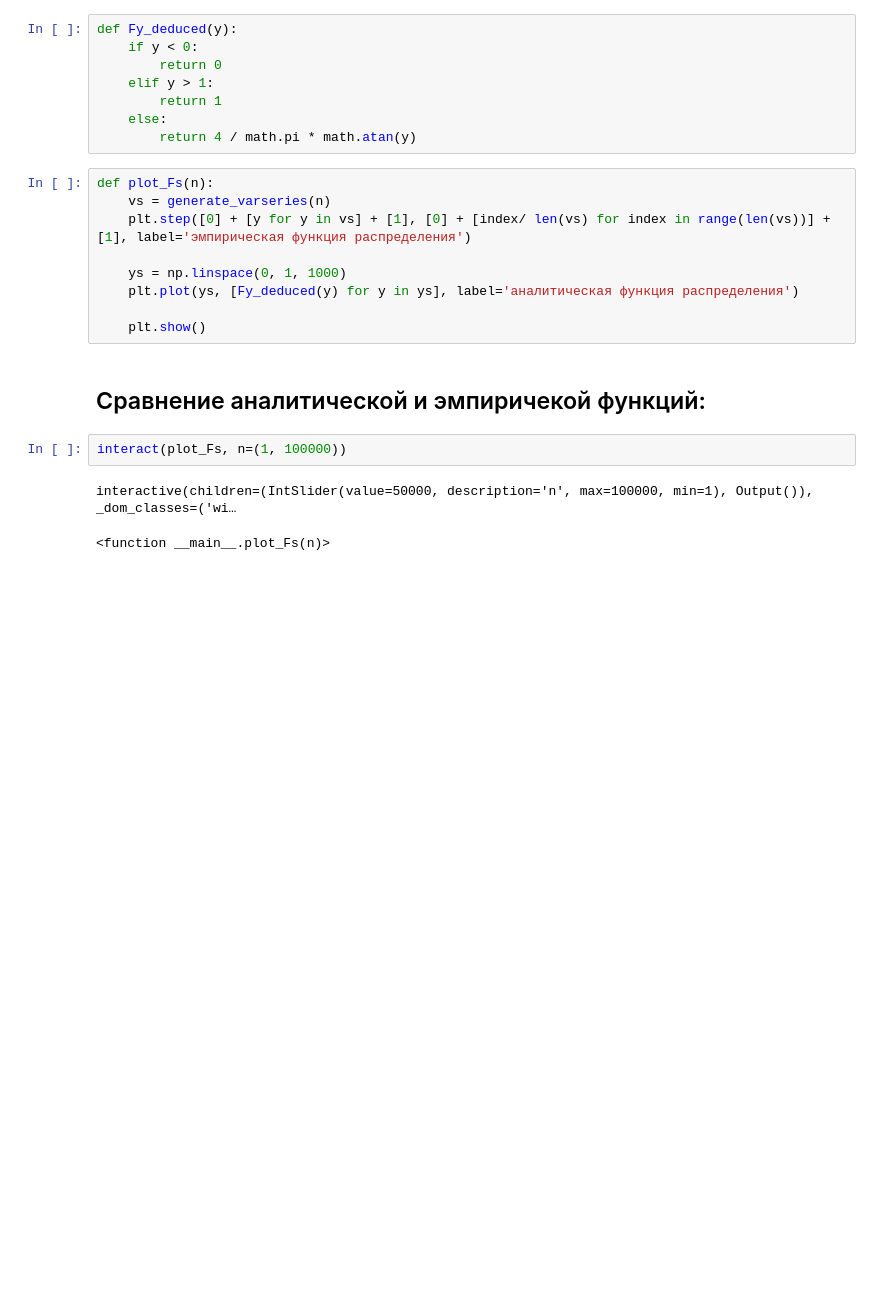
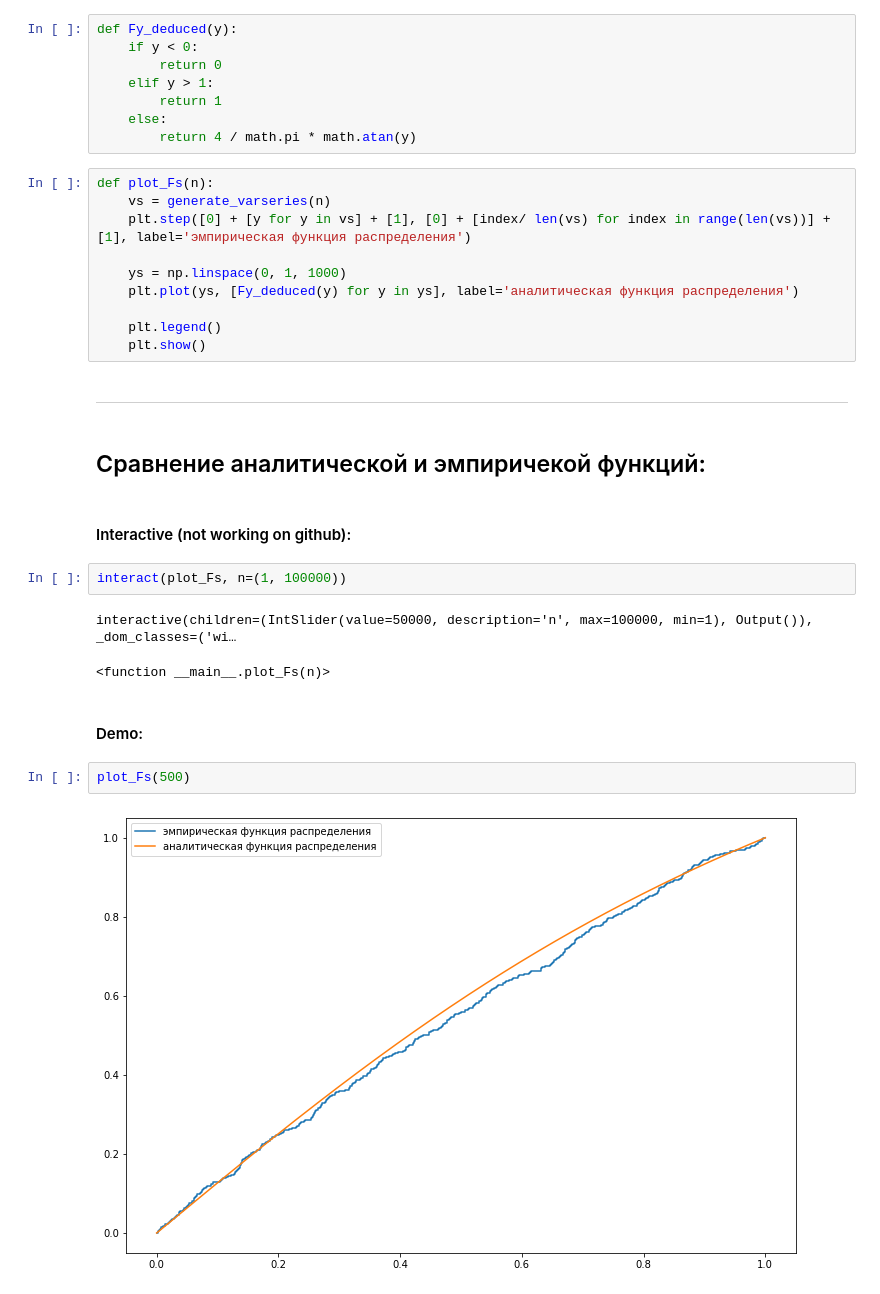
Before and after one commit to rosteeslove/bsuir-4th-term-python-stuff, a Jupyter notebook: math_stat/first.ipynb, the cells around one changed output. Cells and saved outputs as stored; diff of their text form; blank space fills up the shorter version.

```diff
--- a/math_stat/first.ipynb
+++ b/math_stat/first.ipynb
@@ -78,11 +116,22 @@ def plot_Fs(n):
     ys = np.linspace(0, 1, 1000)
     plt.plot(ys, [Fy_deduced(y) for y in ys], label='аналитическая функция распределения')
 
+    plt.legend()
     plt.show()
+# %% [markdown]
+***
 # %% [markdown]
 ## Сравнение аналитической и эмпиричекой функций:
+# %% [markdown]
+#### Interactive (not working on github):
 # %%
 interact(plot_Fs, n=(1, 100000))
 # %% [output]
 interactive(children=(IntSlider(value=50000, description='n', max=100000, min=1), Output()), _dom_classes=('wi…
 <function __main__.plot_Fs(n)>
+# %% [markdown]
+#### Demo:
+# %%
+plot_Fs(500)
+# %% [output]
+[figure, added]
```
Also changed, not shown: parts of 9 cells of this notebook.
